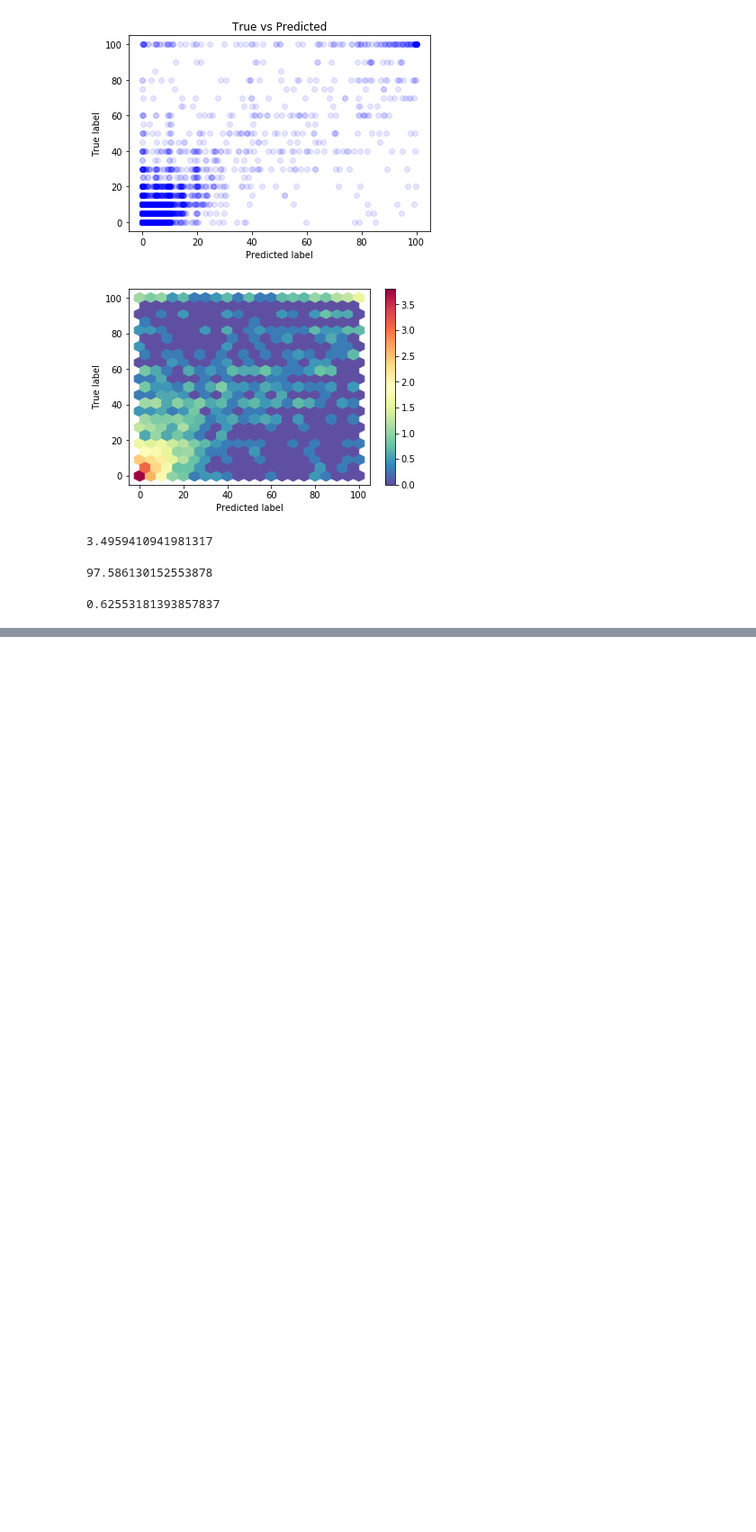
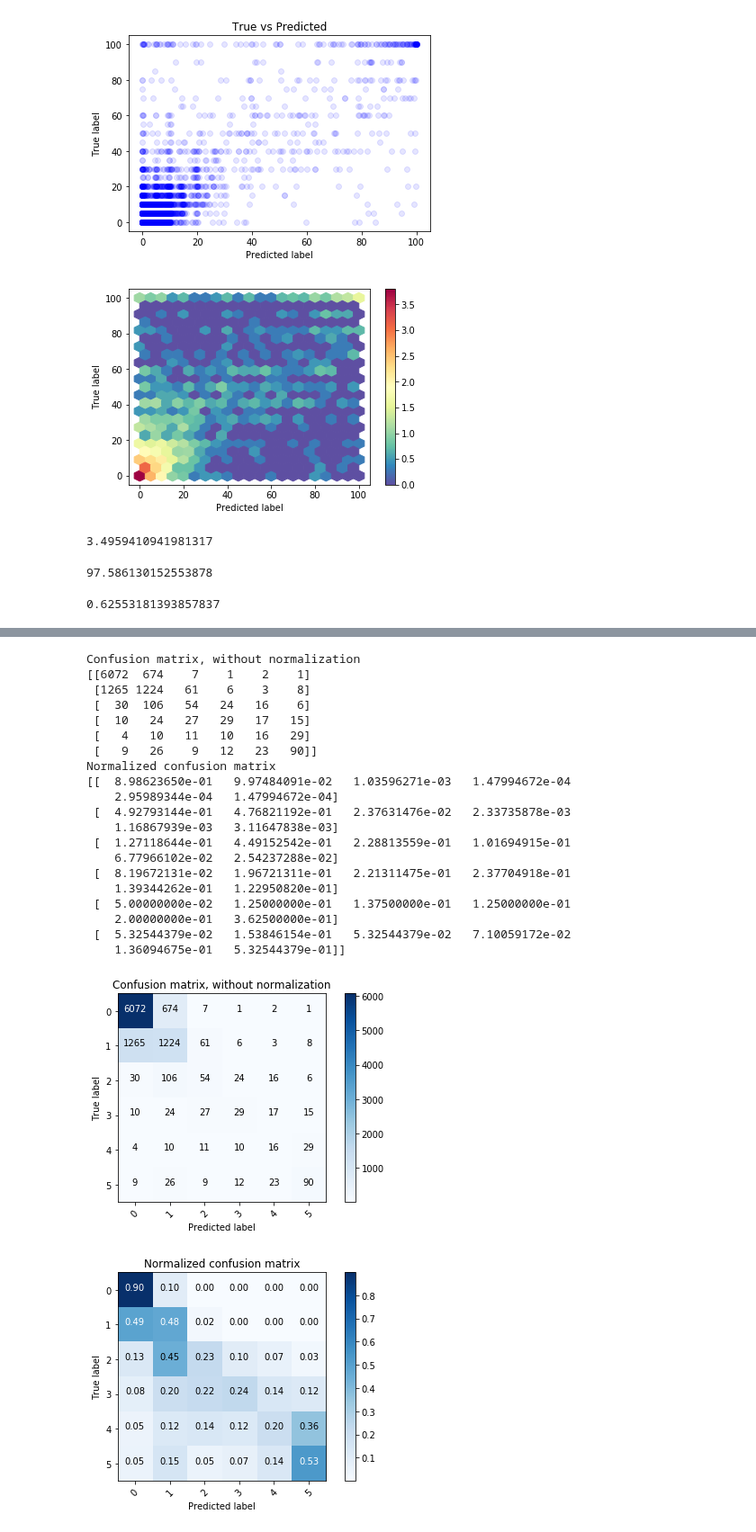
Before and after one commit to janickrohrbach/arthritis-net, a Jupyter notebook: validate_regression.ipynb, the cells around one changed output, grey strips where cells are left out. Shown at 90% size. Drawn from its saved outputs; the diff is of its cells as text; code cells hidden in the pictures; blank space fills up the shorter version.

```diff
--- a/validate_regression.ipynb
+++ b/validate_regression.ipynb
@@ -135,0 +151,7 @@ r2_score(y_true=labels_val_reg, y_pred=pred)
+# %%
+pred_clas = np.zeros(len(pred))
+labels_clas = np.zeros(len(pred))
+
+for i in range(len(pred)):
+    pred_clas[i] = transform2classes(pred[i])
+    labels_clas[i] = transform2classes(labels_val_reg[i])
@@ -135,0 +162,4 @@ r2_score(y_true=labels_val_reg, y_pred=pred)
+# %%
+print(classification_report(labels_clas, pred_clas))
+cnf_matrix = confusion_matrix(labels_clas, pred_clas)
+print(cnf_matrix)
@@ -135,0 +184,69 @@ r2_score(y_true=labels_val_reg, y_pred=pred)
+# %%
+def plot_confusion_matrix(cm, classes,
+                          normalize=False,
+                          title='Confusion matrix',
+                          cmap=plt.cm.Blues):
+    """
+    This function prints and plots the confusion matrix.
+    Normalization can be applied by setting `normalize=True`.
+    """
+    if normalize:
+        cm = cm.astype('float') / cm.sum(axis=1)[:, np.newaxis]
+        print("Normalized confusion matrix")
+    else:
+        print('Confusion matrix, without normalization')
+
+    print(cm)
+
+    plt.imshow(cm, interpolation='nearest', cmap=cmap)
+    plt.title(title)
+    plt.colorbar()
+    tick_marks = np.arange(len(classes))
+    plt.xticks(tick_marks, classes, rotation=45)
+    plt.yticks(tick_marks, classes)
+
+    fmt = '.2f' if normalize else 'd'
+    thresh = cm.max() / 2.
+    for i, j in itertools.product(range(cm.shape[0]), range(cm.shape[1])):
+        plt.text(j, i, format(cm[i, j], fmt),
+                 horizontalalignment="center",
+                 color="white" if cm[i, j] > thresh else "black")
+
+    plt.tight_layout()
+    plt.ylabel('True label')
+    plt.xlabel('Predicted label')
+
+# Plot non-normalized confusion matrix
+plt.figure()
+plot_confusion_matrix(cnf_matrix, classes=range(6),
+                      title='Confusion matrix, without normalization')
+
+# Plot normalized confusion matrix
+plt.figure()
+plot_confusion_matrix(cnf_matrix, classes=range(6), normalize=True,
+                      title='Normalized confusion matrix')
+
+plt.show()
+# %% [output]
+Confusion matrix, without normalization
+[[6072  674    7    1    2    1]
+ [1265 1224   61    6    3    8]
+ [  30  106   54   24   16    6]
+ [  10   24   27   29   17   15]
+ [   4   10   11   10   16   29]
+ [   9   26    9   12   23   90]]
+Normalized confusion matrix
+[[  8.98623650e-01   9.97484091e-02   1.03596271e-03   1.47994672e-04
+    2.95989344e-04   1.47994672e-04]
+ [  4.92793144e-01   4.76821192e-01   2.37631476e-02   2.33735878e-03
+    1.16867939e-03   3.11647838e-03]
+ [  1.27118644e-01   4.49152542e-01   2.28813559e-01   1.01694915e-01
+    6.77966102e-02   2.54237288e-02]
+ [  8.19672131e-02   1.96721311e-01   2.21311475e-01   2.37704918e-01
+    1.39344262e-01   1.22950820e-01]
+ [  5.00000000e-02   1.25000000e-01   1.37500000e-01   1.25000000e-01
+    2.00000000e-01   3.62500000e-01]
+ [  5.32544379e-02   1.53846154e-01   5.32544379e-02   7.10059172e-02
+    1.36094675e-01   5.32544379e-01]]
+[figure, added]
+[figure, added]
```
Also changed, not shown: parts of 6 cells of this notebook, 1 other file.
